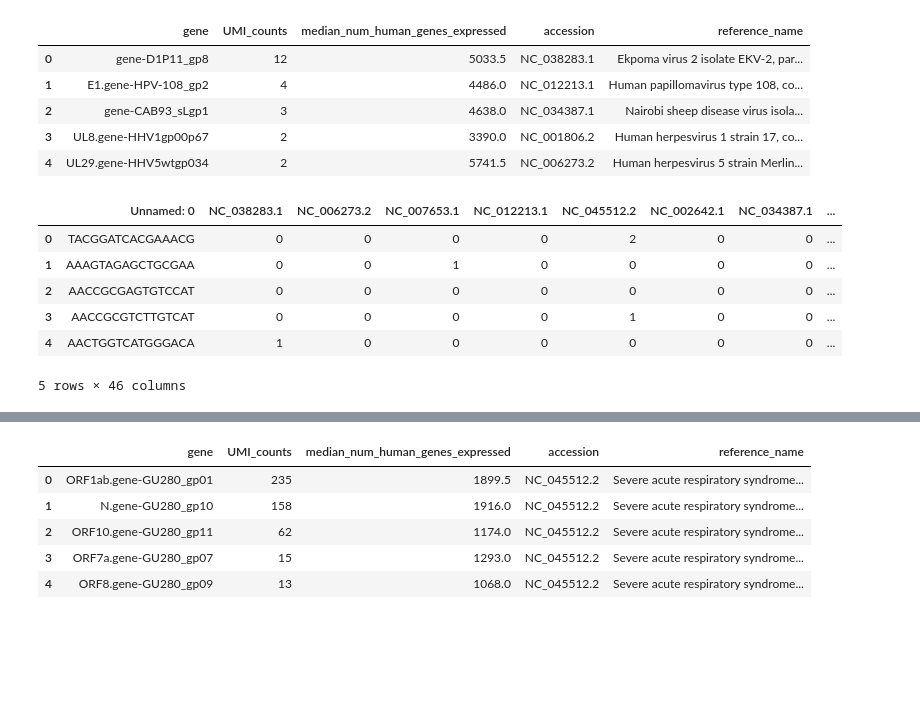
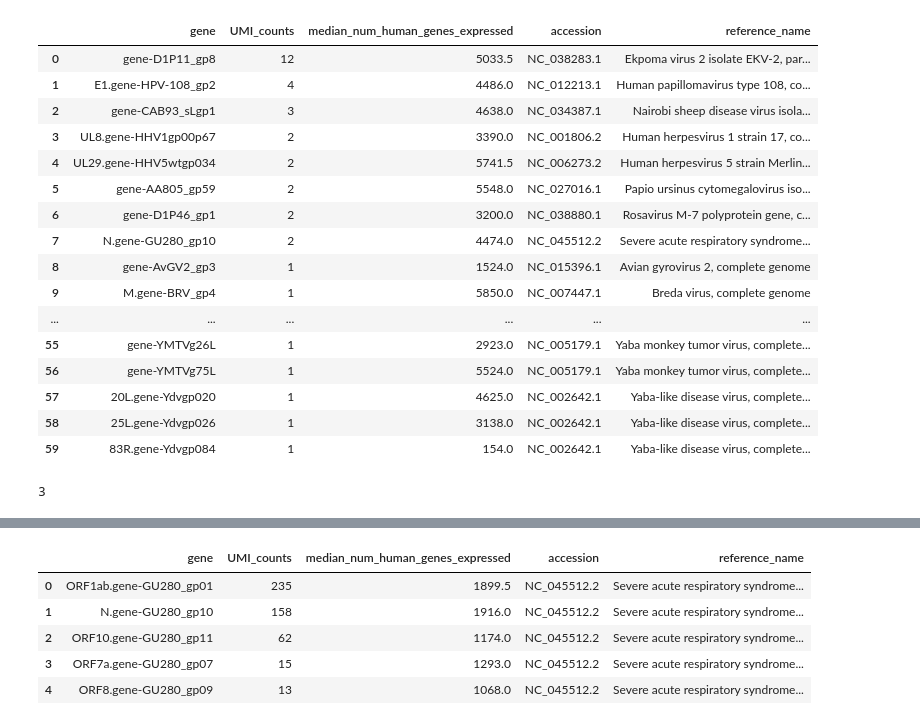
Before and after one commit to holab-hku/Vulture, a Jupyter notebook: AnalysisResult.ipynb, the cells around one changed output, grey strips where cells are left out. Cells and saved outputs as stored; diff of their text form; code cells hidden in the pictures; blank space fills up the shorter version.

```diff
--- a/AnalysisResult.ipynb
+++ b/AnalysisResult.ipynb
@@ -3,24 +3,29 @@ import pandas as pd
 # %%
 df_gene_49 = pd.read_csv("data/49/filtered_matrix_viral_genes_info.txt",sep="\t")
 # %%
-df_gene_49.head()
+df_gene_49
 # %% [output]
 |  | gene | UMI_counts | median_num_human_genes_expressed | accession | reference_name |
 | 0 | gene-D1P11_gp8 | 12 | 5033.5 | NC_038283.1 | Ekpoma virus 2 isolate EKV-2, par... |
 | 1 | E1.gene-HPV-108_gp2 | 4 | 4486.0 | NC_012213.1 | Human papillomavirus type 108, co... |
 | 2 | gene-CAB93_sLgp1 | 3 | 4638.0 | NC_034387.1 | Nairobi sheep disease virus isola... |
 | 3 | UL8.gene-HHV1gp00p67 | 2 | 3390.0 | NC_001806.2 | Human herpesvirus 1 strain 17, co... |
 | 4 | UL29.gene-HHV5wtgp034 | 2 | 5741.5 | NC_006273.2 | Human herpesvirus 5 strain Merlin... |
+| 5 | gene-AA805_gp59 | 2 | 5548.0 | NC_027016.1 | Papio ursinus cytomegalovirus iso... |
+| 6 | gene-D1P46_gp1 | 2 | 3200.0 | NC_038880.1 | Rosavirus M-7 polyprotein gene, c... |
+| 7 | N.gene-GU280_gp10 | 2 | 4474.0 | NC_045512.2 | Severe acute respiratory syndrome... |
+| 8 | gene-AvGV2_gp3 | 1 | 1524.0 | NC_015396.1 | Avian gyrovirus 2, complete genome |
+| 9 | M.gene-BRV_gp4 | 1 | 5850.0 | NC_007447.1 | Breda virus, complete genome |
+| ... | ... | ... | ... | ... | ... |
+| 55 | gene-YMTVg26L | 1 | 2923.0 | NC_005179.1 | Yaba monkey tumor virus, complete... |
+| 56 | gene-YMTVg75L | 1 | 5524.0 | NC_005179.1 | Yaba monkey tumor virus, complete... |
+| 57 | 20L.gene-Ydvgp020 | 1 | 4625.0 | NC_002642.1 | Yaba-like disease virus, complete... |
+| 58 | 25L.gene-Ydvgp026 | 1 | 3138.0 | NC_002642.1 | Yaba-like disease virus, complete... |
+| 59 | 83R.gene-Ydvgp084 | 1 | 154.0 | NC_002642.1 | Yaba-like disease virus, complete... |
 # %%
 df_barcode_49 = pd.read_csv("data/49/filtered_matrix_viral_barcodes_info.txt",sep="\t")
-# %%
-df_barcode_49.head()
-# %% [output]
-|  | Unnamed: 0 | NC_038283.1 | NC_006273.2 | NC_007653.1 | NC_012213.1 | NC_045512.2 | NC_002642.1 | NC_034387.1 | ... |
-| 0 | TACGGATCACGAAACG | 0 | 0 | 0 | 0 | 2 | 0 | 0 | ... |
-| 1 | AAAGTAGAGCTGCGAA | 0 | 0 | 1 | 0 | 0 | 0 | 0 | ... |
-| 2 | AACCGCGAGTGTCCAT | 0 | 0 | 0 | 0 | 0 | 0 | 0 | ... |
-| 3 | AACCGCGTCTTGTCAT | 0 | 0 | 0 | 0 | 1 | 0 | 0 | ... |
-| 4 | AACTGGTCATGGGACA | 1 | 0 | 0 | 0 | 0 | 0 | 0 | ... |
-5 rows × 46 columns
+# %%
+sum(df_barcode_49.loc[:,"NC_045512.2"]>0)
+# %% [output]
+3
 # %%
```
Also changed, not shown: parts of 2 cells of this notebook, 1 other file.
